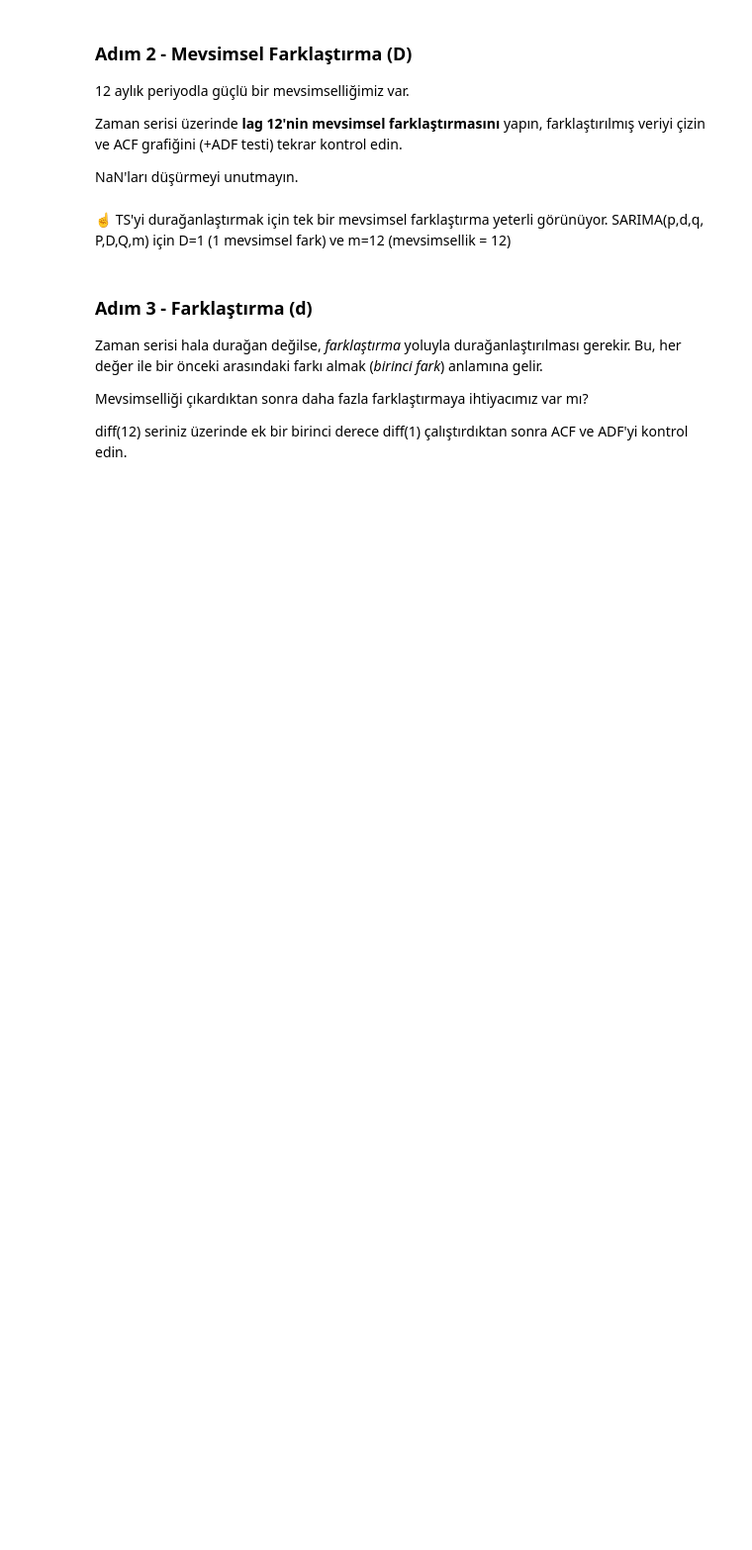
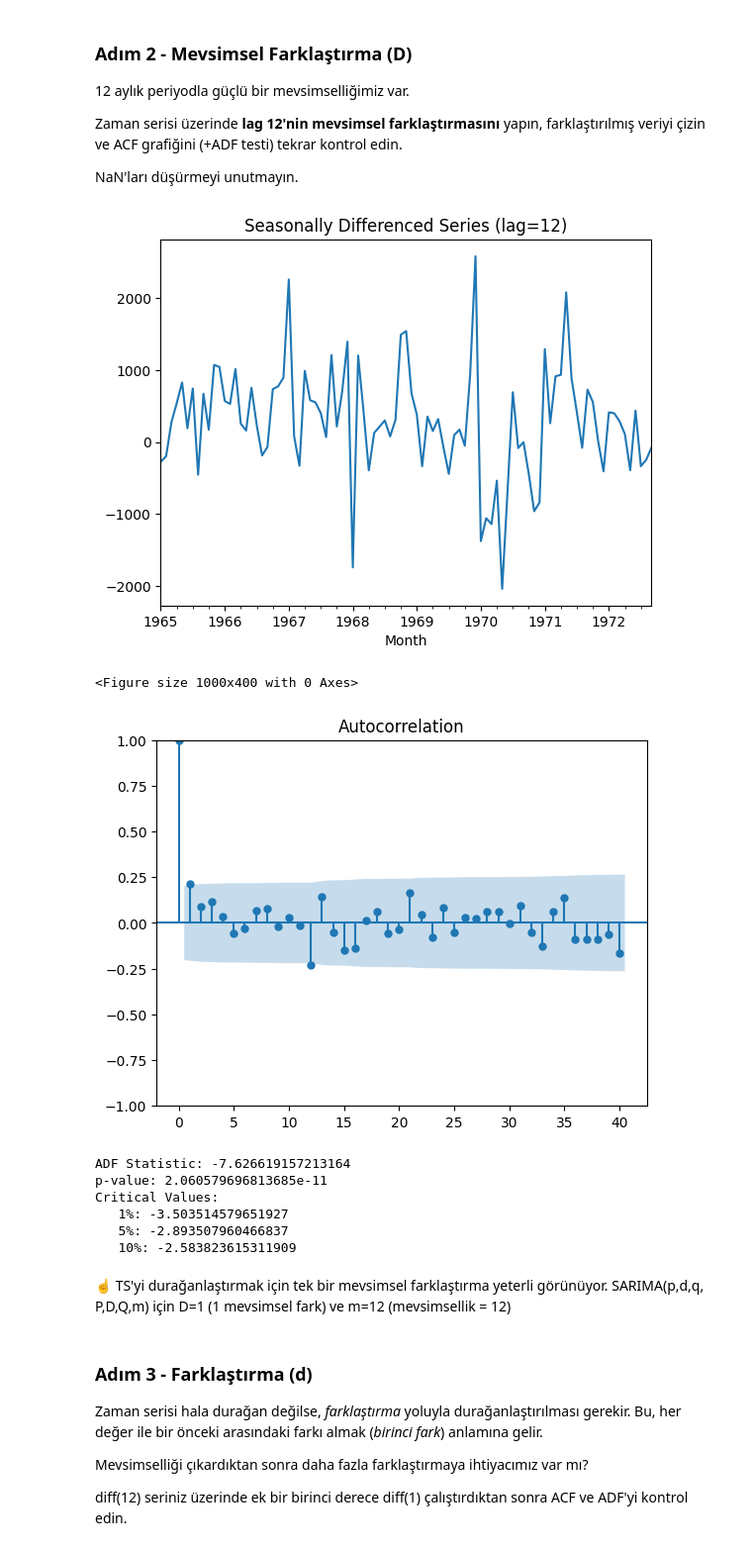
Before and after one commit to totkanligizem/S17D4-S-data-sarima, a Jupyter notebook: sarima.ipynb, the cells around one changed output. Shown at 99% size. Cells and saved outputs as stored; diff of their text form; code cells hidden in the pictures; blank space fills up the shorter version.

Commit message:
Completed SARIMA and Random Forest time series forecasting analysis

```diff
--- a/sarima.ipynb
+++ b/sarima.ipynb
@@ -91,0 +161,10 @@ Yukarıdaki grafiğe bir bakış, zaman serisinin durağan olmadığına sizi ik
+# %%
+from statsmodels.tsa.stattools import adfuller
+
+adf_result = adfuller(df["Sales"])
+
+print("ADF Statistic:", adf_result[0])
+print("p-value:", adf_result[1])
+print("Critical Values:")
+for k, v in adf_result[4].items():
+    print(f"   {k}: {v}")
@@ -114,3 +206,38 @@ NaN'ları düşürmeyi unutmayın.
+# %%
+# Mevsimsel fark (lag=12)
+seasonal_diff = df["Sales"].diff(12).dropna()
+
+# Zaman serisini çiz
+seasonal_diff.plot(title="Seasonally Differenced Series (lag=12)");
+
+# ACF
+from statsmodels.graphics.tsaplots import plot_acf
+import matplotlib.pyplot as plt
+
+plt.figure(figsize=(10, 4))
+plot_acf(seasonal_diff, lags=40)
+plt.show()
+
+# ADF testi
+from statsmodels.tsa.stattools import adfuller
+
+adf_seasonal = adfuller(seasonal_diff)
+
+print("ADF Statistic:", adf_seasonal[0])
+print("p-value:", adf_seasonal[1])
+print("Critical Values:")
+for k, v in adf_seasonal[4].items():
+    print(f"   {k}: {v}")
+# %% [output]
+[figure, added]
+<Figure size 1000x400 with 0 Axes>
+[figure, added]
+ADF Statistic: -7.626619157213164
+p-value: 2.060579696813685e-11
+Critical Values:
+   1%: -3.503514579651927
+   5%: -2.893507960466837
+   10%: -2.583823615311909
 # %% [markdown]
 ☝️ TS'yi durağanlaştırmak için tek bir mevsimsel farklaştırma yeterli görünüyor.
 SARIMA(p,d,q, P,D,Q,m) için D=1 (1 mevsimsel fark) ve m=12 (mevsimsellik = 12)
```
Also changed, not shown: parts of 45 cells of this notebook.
